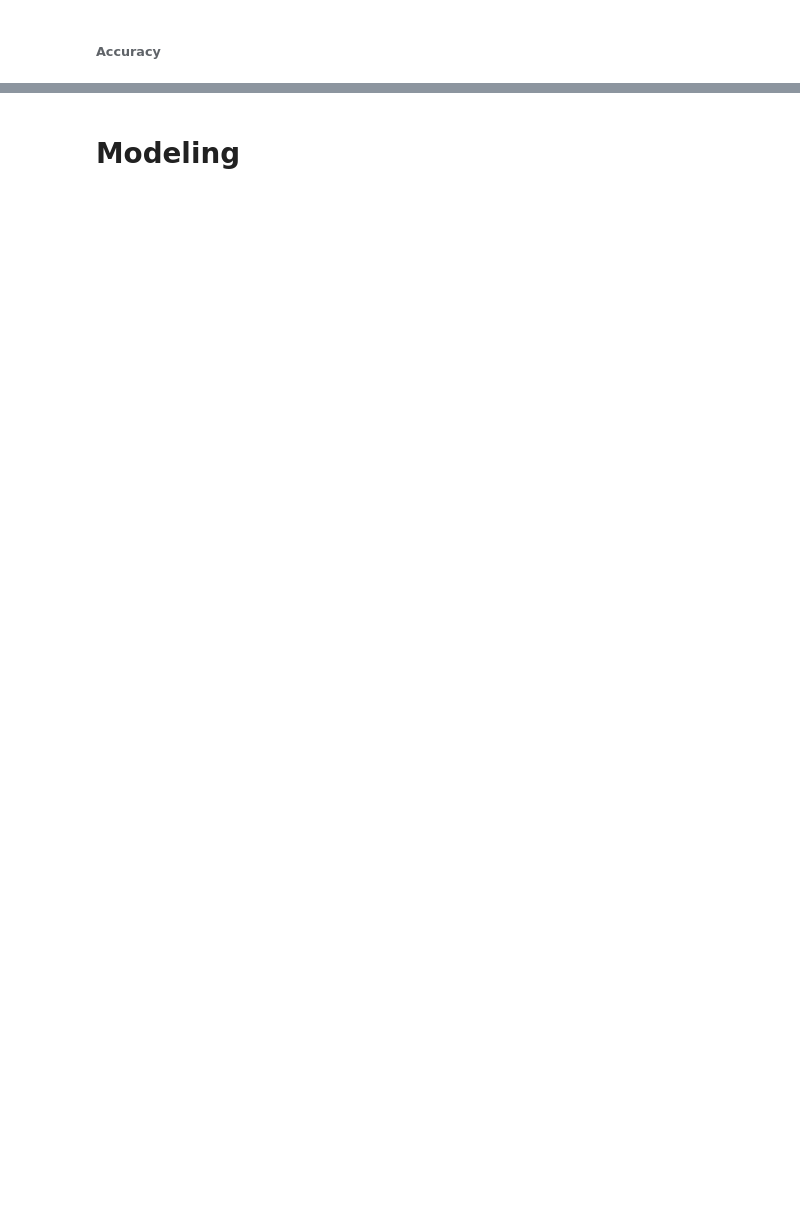
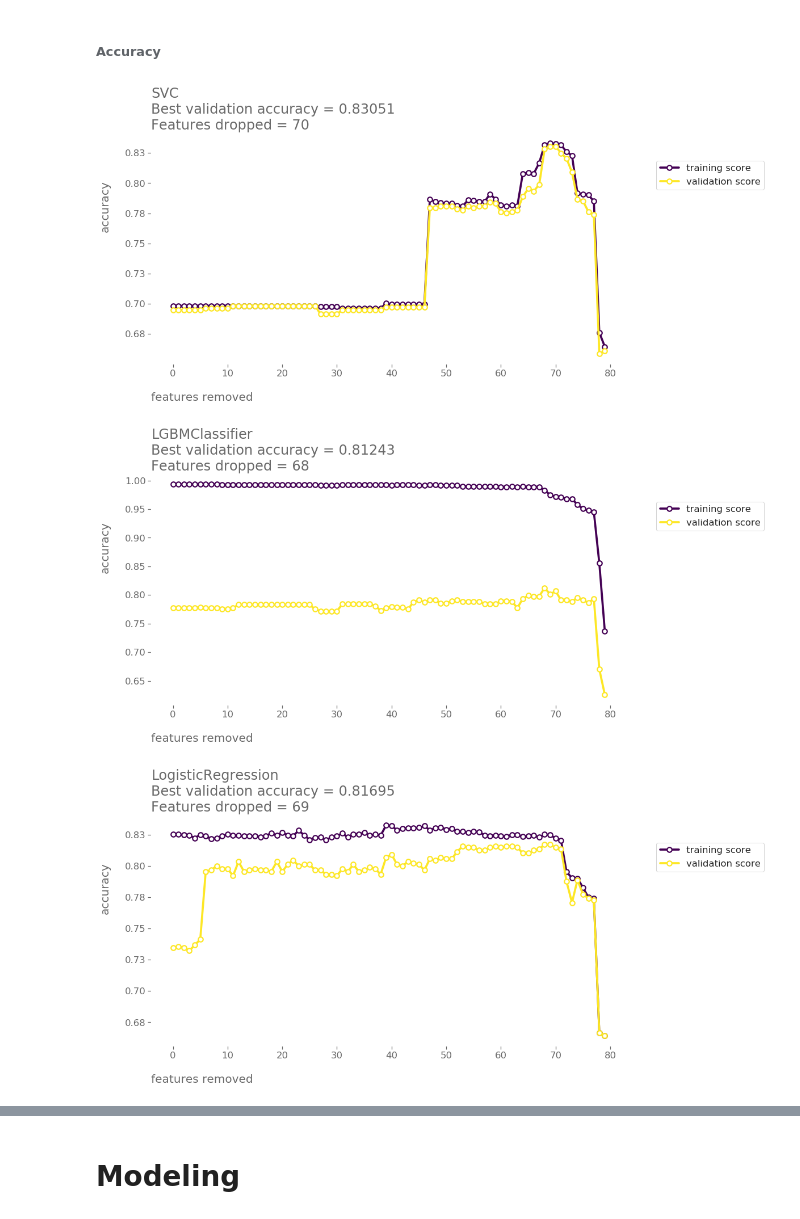
Before and after one commit to sudhu26/data-science-portfolio, a Jupyter notebook: kaggle/Titanic/kernel.ipynb, the cells around one changed output, grey strips where cells are left out. Saved outputs shown, nothing was run; the diff lists cells and outputs as text; code cells hidden in the pictures; blank space fills up the shorter version.

```diff
--- a/kaggle/Titanic/kernel.ipynb
+++ b/kaggle/Titanic/kernel.ipynb
@@ -802,10 +804,10 @@ fs = train.FeatureSelector(
     target=train.target,
     estimators=estimators,
 )
-# feature_selector_summary = fs.feature_selector_suite(
-#     save_to_csv=True,
-#     n_jobs=16,
-# )
+feature_selector_summary = fs.feature_selector_suite(
+    save_to_csv=True,
+    n_jobs=5,
+)
 # %%
 # calculate cross-validation performance
 estimators = [
@@ -820,25 +822,29 @@ estimators = [
     neighbors.KNeighborsClassifier,
 ]
 
-# cv_summary = fs.feature_selector_cross_val(
-# #     feature_selector_summary=feature_selector_summary,
+cv_summary = fs.feature_selector_cross_val(
+    feature_selector_summary=feature_selector_summary,
 #     feature_selector_summary = pd.read_csv("feature_selection_summary_2001291333.csv", index_col=0),
-#     estimators=estimators,
-#     scoring=["accuracy"],
-#     n_folds=5,
-#     step=1,
-#     n_jobs=16,
-#     save_to_csv=True,
-# )
+    estimators=estimators,
+    scoring=["accuracy"],
+    n_folds=5,
+    step=1,
+    n_jobs=5,
+    save_to_csv=True,
+)
 # %% [markdown]
 ###### Accuracy
 # %%
 # visualize CV performance for diminishing feature set
 fs.feature_selector_results_plot(
     scoring="accuracy",
-#     cv_summary=cv_summary,
-#     feature_selector_summary=feature_selector_summary,
-    cv_summary= pd.read_csv("cv_summary_2001291517.csv", index_col=0),
-    feature_selector_summary=pd.read_csv("feature_selection_summary_2001291333.csv", index_col=0),
+    cv_summary=cv_summary,
+    feature_selector_summary=feature_selector_summary,
+#     cv_summary= pd.read_csv("cv_summary_2001291517.csv", index_col=0),
+#     feature_selector_summary=pd.read_csv("feature_selection_summary_2001291333.csv", index_col=0),
     title_scale=0.8,
 )
+# %% [output]
+[figure, added]
+[figure, added]
+[figure, added]
```
Also changed, not shown: parts of 5 cells of this notebook, 12 other files.
